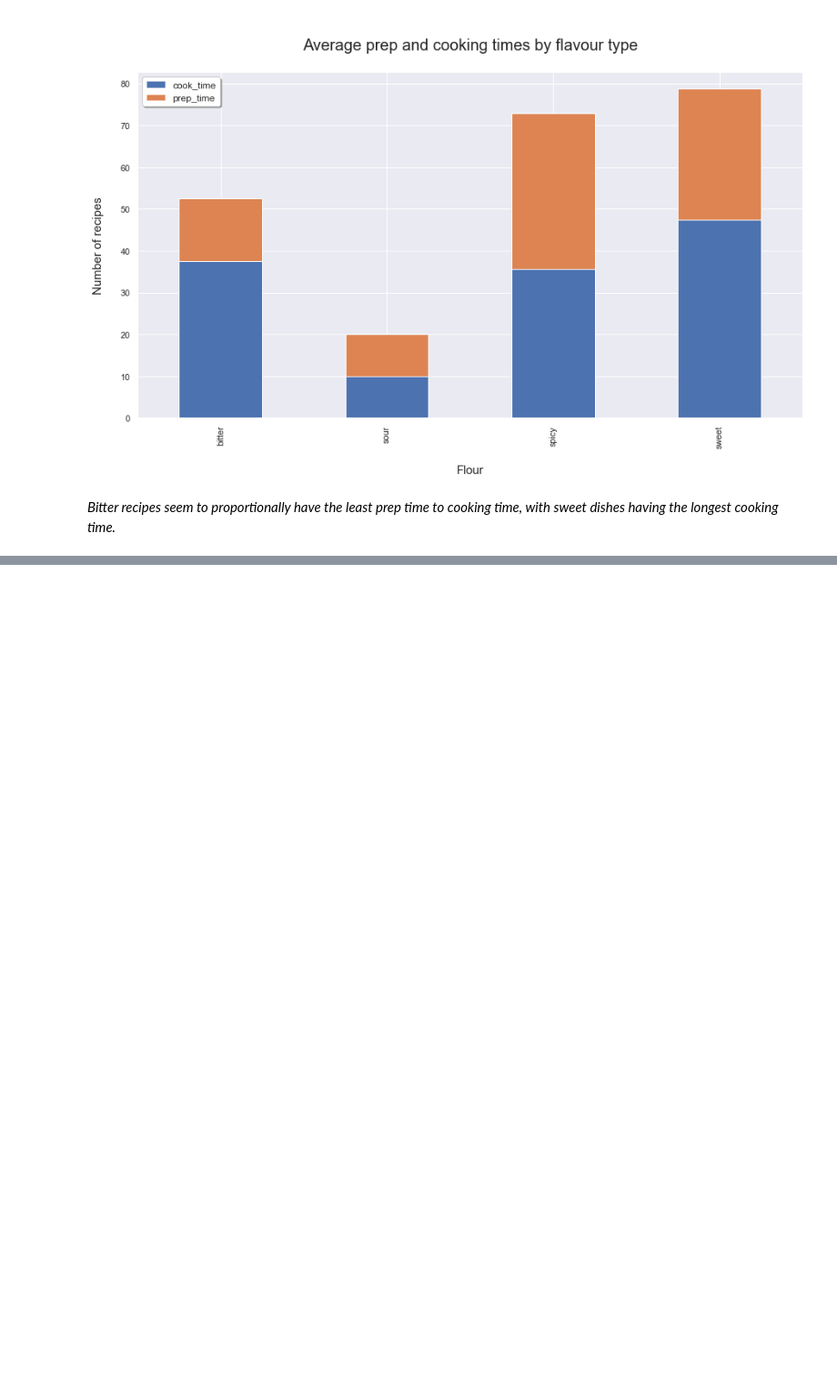
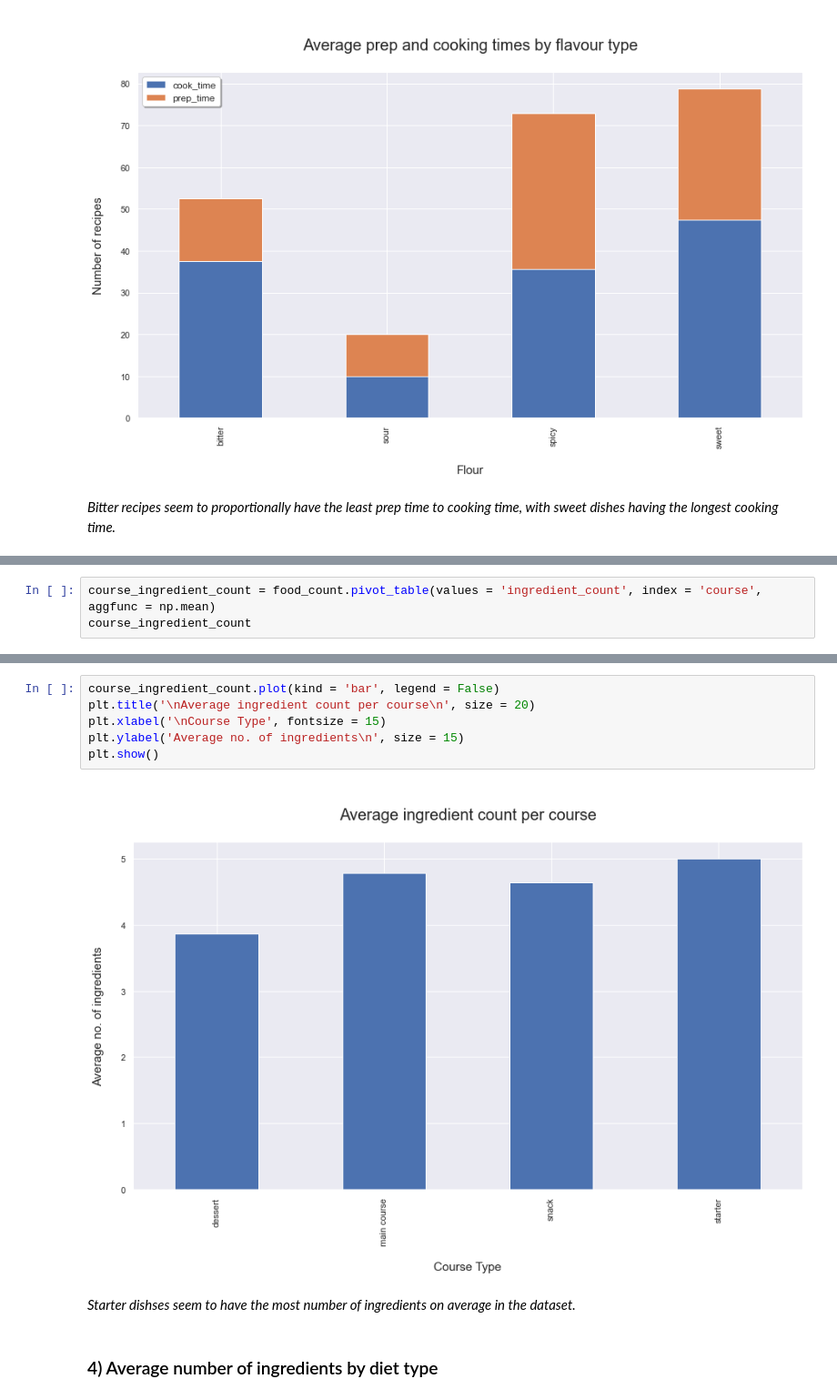
Before and after one commit to NickCunnington/Indian_food_project, a Jupyter notebook: indian_food.ipynb, the cells around one changed output, grey strips where cells are left out. Shown at 91% size. Saved outputs shown, nothing was run; the diff lists cells and outputs as text; blank space fills up the shorter version.

```diff
--- a/indian_food.ipynb
+++ b/indian_food.ipynb
@@ -377,0 +440,3 @@ plt.show()
+# %%
+course_ingredient_count = food_count.pivot_table(values = 'ingredient_count', index = 'course', aggfunc = np.mean)
+course_ingredient_count
@@ -377,0 +450,12 @@ plt.show()
+# %%
+course_ingredient_count.plot(kind = 'bar', legend = False)
+plt.title('\nAverage ingredient count per course\n', size = 20)
+plt.xlabel('\nCourse Type', fontsize = 15)
+plt.ylabel('Average no. of ingredients\n', size = 15)
+plt.show()
+# %% [output]
+[figure, added]
+# %% [markdown]
+*Starter dishses seem to have the most number of ingredients on average in the dataset.*
+# %% [markdown]
+### 4) Average number of ingredients by diet type
```
Also changed, not shown: parts of 28 cells of this notebook.
